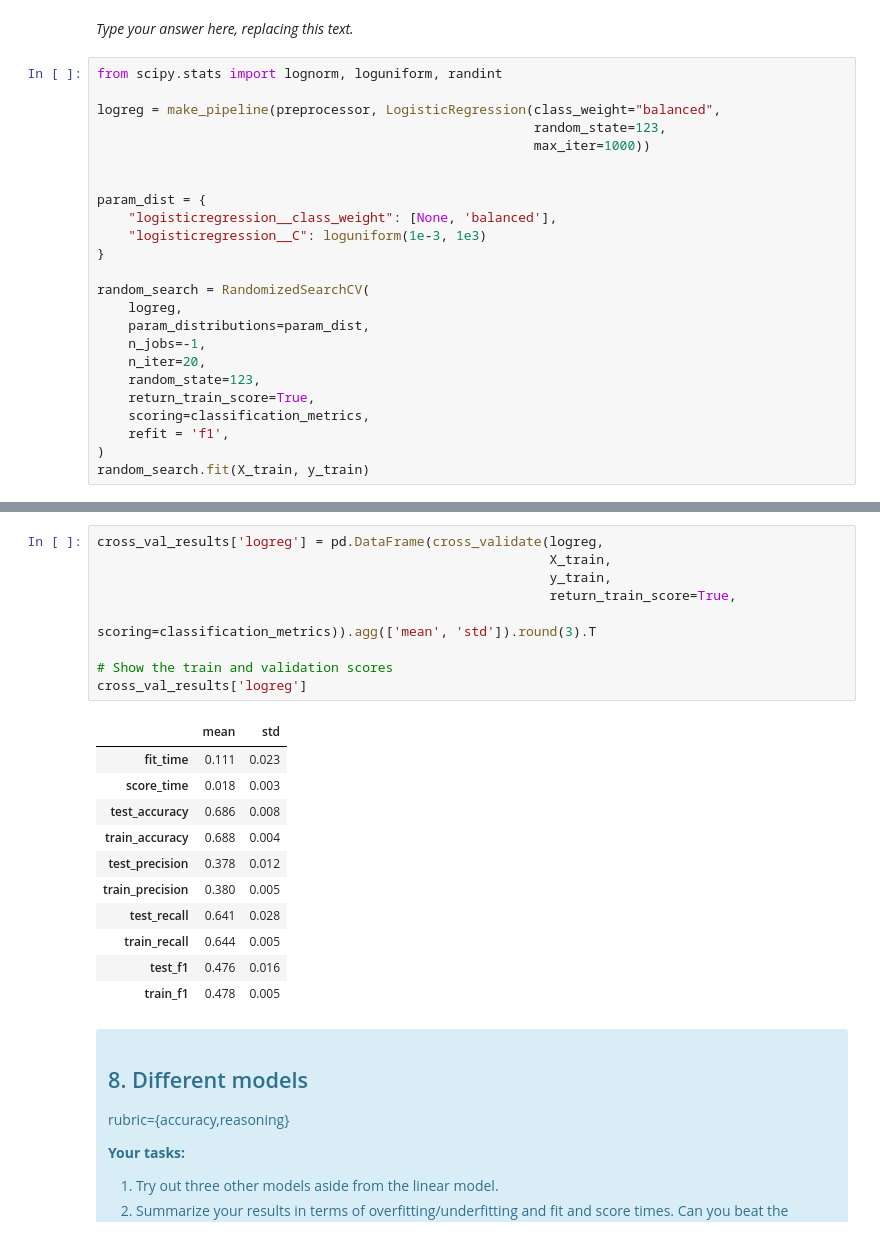
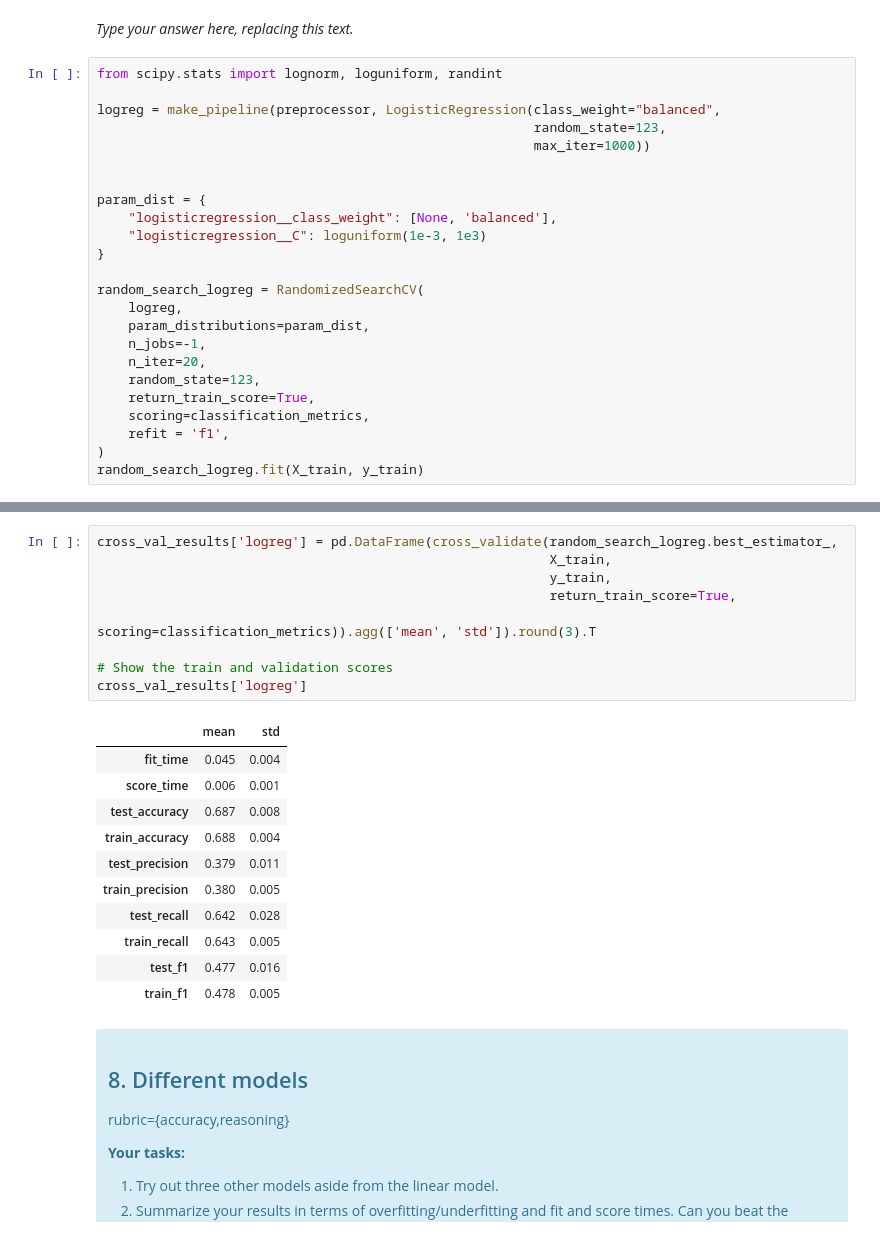
Before and after one commit to robindhillon1/creditcard_default, a Jupyter notebook: lab4.ipynb, the cells around one changed output, grey strips where cells are left out. Saved outputs shown, nothing was run; the diff lists cells and outputs as text.

```diff
--- a/lab4.ipynb
+++ b/lab4.ipynb
@@ -448,7 +452,7 @@ param_dist = {
     "logisticregression__C": loguniform(1e-3, 1e3)
 }
 
-random_search = RandomizedSearchCV(
+random_search_logreg = RandomizedSearchCV(
     logreg,
     param_distributions=param_dist,
     n_jobs=-1,
@@ -458,7 +462,7 @@ random_search = RandomizedSearchCV(
     scoring=classification_metrics,
     refit = 'f1',
 )
-random_search.fit(X_train, y_train)
+random_search_logreg.fit(X_train, y_train)
 # %% [output]
 RandomizedSearchCV(estimator=Pipeline(steps=[('columntransformer',
                                               ColumnTransformer(transformers=[('standardscaler',
@@ -478,25 +482,25 @@ RandomizedSearchCV(estimator=Pipeline(steps=[('columntransformer',
                    random_state=123, refit='f1', return_train_score=True,
                    scoring=['accuracy', 'precision', 'recall', 'f1'])
 # %%
-cross_val_results['logreg'] = pd.DataFrame(cross_validate(logreg,
+cross_val_results['logreg'] = pd.DataFrame(cross_validate(random_search_logreg.best_estimator_,
                                                           X_train,
                                                           y_train,
                                                           return_train_score=True,
                                                           scoring=classification_metrics)).agg(['mean', 'std']).round(3).T
 
 # Show the train and validation scores
 cross_val_results['logreg']
 # %% [output]
 |  | mean | std |
-| fit_time | 0.111 | 0.023 |
-| score_time | 0.018 | 0.003 |
-| test_accuracy | 0.686 | 0.008 |
+| fit_time | 0.045 | 0.004 |
+| score_time | 0.006 | 0.001 |
+| test_accuracy | 0.687 | 0.008 |
 | train_accuracy | 0.688 | 0.004 |
-| test_precision | 0.378 | 0.012 |
+| test_precision | 0.379 | 0.011 |
 | train_precision | 0.380 | 0.005 |
-| test_recall | 0.641 | 0.028 |
-| train_recall | 0.644 | 0.005 |
-| test_f1 | 0.476 | 0.016 |
+| test_recall | 0.642 | 0.028 |
+| train_recall | 0.643 | 0.005 |
+| test_f1 | 0.477 | 0.016 |
 | train_f1 | 0.478 | 0.005 |
 # %% [markdown]
 <!-- END QUESTION -->
```
Also changed, not shown: parts of 35 cells of this notebook.
